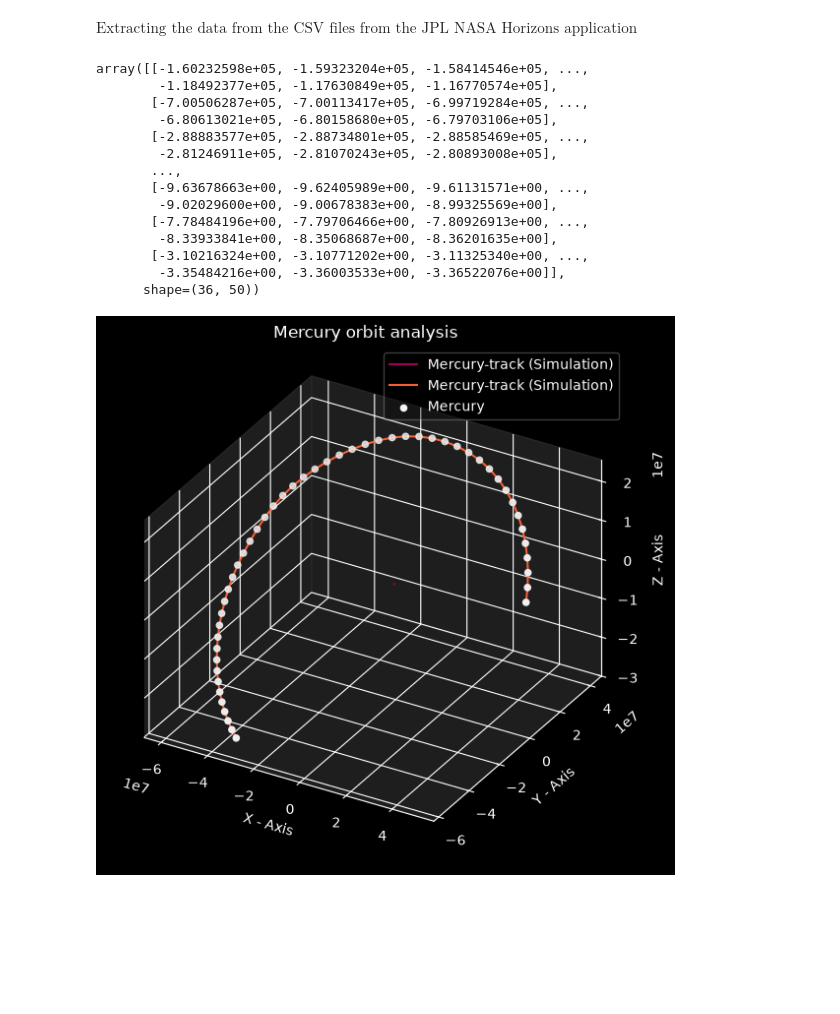
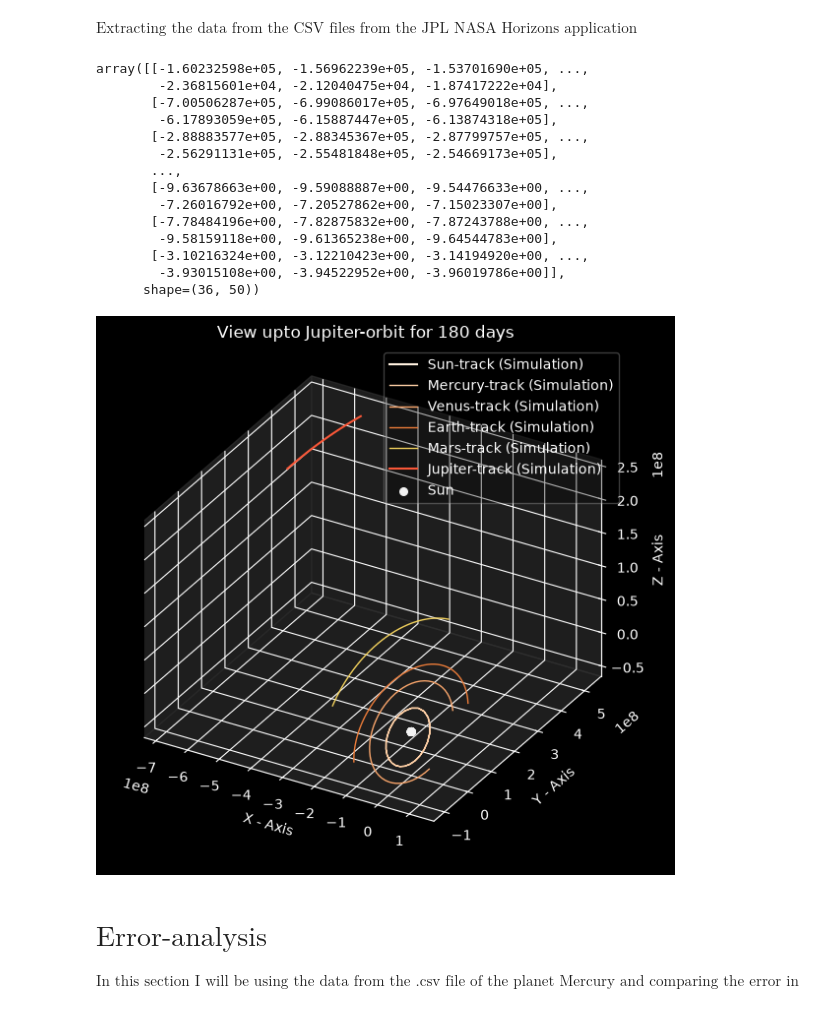
Before and after one commit to gsuparnajitphys-dotcom/Classical_mechanics_simulations, a Jupyter notebook: Central-force-motion/Jupyter/N-Body.ipynb, the cells around one changed output. Saved outputs shown, nothing was run; the diff lists cells and outputs as text; code cells hidden in the pictures; blank space fills up the shorter version.

Commit message:
-Done with plotting upto jupiter -Now started working on the error analysis

```diff
--- a/Central-force-motion/Jupyter/N-Body.ipynb
+++ b/Central-force-motion/Jupyter/N-Body.ipynb
@@ -83,7 +83,7 @@ for i in range(N):
 
 state0=np.concatenate((initial_pos,initial_vel))
 
-days=50
+days=180
 
 t_span = (0, days*24*3600)
 
@@ -93,43 +93,54 @@ sol=solve_ivp(eq_o_mot,t_span,state0,method='DOP853',t_eval=t_eval)
 # %%
 sol.y
 # %% [output]
-array([[-1.60232598e+05, -1.59323204e+05, -1.58414546e+05, ...,
-        -1.18492377e+05, -1.17630849e+05, -1.16770574e+05],
-       [-7.00506287e+05, -7.00113417e+05, -6.99719284e+05, ...,
-        -6.80613021e+05, -6.80158680e+05, -6.79703106e+05],
-       [-2.88883577e+05, -2.88734801e+05, -2.88585469e+05, ...,
-        -2.81246911e+05, -2.81070243e+05, -2.80893008e+05],
+array([[-1.60232598e+05, -1.56962239e+05, -1.53701690e+05, ...,
+        -2.36815601e+04, -2.12040475e+04, -1.87417222e+04],
+       [-7.00506287e+05, -6.99086017e+05, -6.97649018e+05, ...,
+        -6.17893059e+05, -6.15887447e+05, -6.13874318e+05],
+       [-2.88883577e+05, -2.88345367e+05, -2.87799757e+05, ...,
+        -2.56291131e+05, -2.55481848e+05, -2.54669173e+05],
        ...,
-       [-9.63678663e+00, -9.62405989e+00, -9.61131571e+00, ...,
-        -9.02029600e+00, -9.00678383e+00, -8.99325569e+00],
-       [-7.78484196e+00, -7.79706466e+00, -7.80926913e+00, ...,
-        -8.33933841e+00, -8.35068687e+00, -8.36201635e+00],
-       [-3.10216324e+00, -3.10771202e+00, -3.11325340e+00, ...,
-        -3.35484216e+00, -3.36003533e+00, -3.36522076e+00]],
+       [-9.63678663e+00, -9.59088887e+00, -9.54476633e+00, ...,
+        -7.26016792e+00, -7.20527862e+00, -7.15023307e+00],
+       [-7.78484196e+00, -7.82875832e+00, -7.87243788e+00, ...,
+        -9.58159118e+00, -9.61365238e+00, -9.64544783e+00],
+       [-3.10216324e+00, -3.12210423e+00, -3.14194920e+00, ...,
+        -3.93015108e+00, -3.94522952e+00, -3.96019786e+00]],
       shape=(36, 50))
 # %%
 with plt.style.context("dark_background"):
 
     fig=plt.figure(figsize=(6,6))
     ax=fig.add_subplot(projection="3d")
-    ax.set_title("Mercury orbit analysis")
+    ax.set_title(f"View upto Jupiter-orbit for {days} days")
     ax.set_xlabel("X - Axis")
     ax.set_ylabel("Y - Axis")
     ax.set_zlabel("Z - Axis")
     # Set the background panel colors with a low alpha (e.g., 0.1 for 10% opacity)
     # Format is (Red, Green, Blue, Alpha)
     ax.xaxis.set_pane_color((0.2, 0.2, 0.2, 0.6))
     ax.yaxis.set_pane_color((0.2, 0.2, 0.2, 0.6))
     ax.zaxis.set_pane_color((0.2, 0.2, 0.2, 0.6))
     ax.set_proj_type('ortho')
 
 
 
-    ax.plot(sol.y[0],sol.y[1],sol.y[2],color="#9E0059",label="Mercury-track (Simulation)")
-    ax.plot(sol.y[3],sol.y[4],sol.y[5],color="#F46139",label="Mercury-track (Simulation)")
-    ax.scatter(sol.y[3],sol.y[4],sol.y[5],color="#F3F3F3",label="Mercury")
+    ax.plot(sol.y[0],sol.y[1],sol.y[2],color="#fff0df",label="Sun-track (Simulation)")
+    ax.plot(sol.y[3],sol.y[4],sol.y[5],lw=1,color="#ffd0a6",label="Mercury-track (Simulation)")
+
+    ax.plot(sol.y[6],sol.y[7],sol.y[8],lw=1,color="#f9a66c",label="Venus-track (Simulation)")
+    ax.plot(sol.y[9],sol.y[10],sol.y[11],lw=1,color="#ed7d3a",label="Earth-track (Simulation)")
+    ax.plot(sol.y[12],sol.y[13],sol.y[14],lw=1,color="#f4d35e",label="Mars-track (Simulation)")
+    ax.plot(sol.y[15],sol.y[16],sol.y[17],lw=1.5,color="#f95738",label="Jupiter-track (Simulation)")
+
+
+    ax.scatter(sol.y[0],sol.y[1],sol.y[2],s=30,color="#F3F3F3",label="Sun")
 
     ax.legend(framealpha=0.3,shadow=False,loc=1)
     plt.tight_layout()
 # %% [output]
-[figure, old version]
+[figure, new version]
+# %% [markdown]
+# $\text{Error-analysis}$
+
+$\text{In this section I will be using the data from the .csv file of the planet Mercury and comparing the error in my simulation wrt the JPL data}$
```
Also changed, not shown: parts of 1 cell of this notebook, 7 other files.
